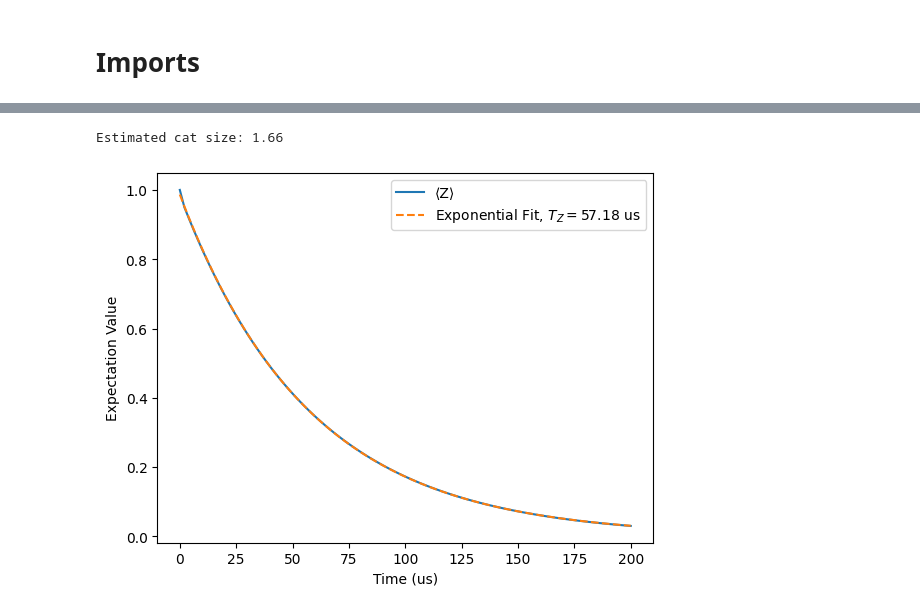
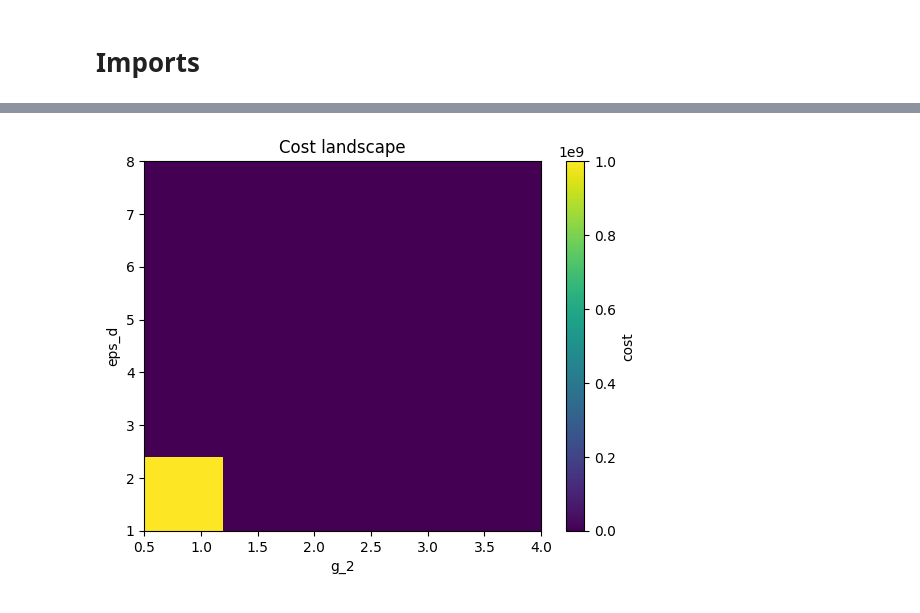
Before and after one commit to AXork99/alice-bob-eth-quantum-hackathon-2026, a Jupyter notebook: challenge_draft1.ipynb, the cells around one changed output, grey strips where cells are left out. Drawn from its saved outputs; the diff is of its cells as text; code cells hidden in the pictures.

```diff
--- a/challenge_draft1.ipynb
+++ b/challenge_draft1.ipynb
@@ -140,20 +189,35 @@ def robust_exp_fit(x, y):
-# %%
-res = measure_lifetime("+z", 200)
-szt = res.expects[1,:].real
-ts = res.tsave
-
-y = szt
-x = ts
-fit = robust_exp_fit(x, y)
-y_fit = fit["y_fit"]
-Tz = fit["popt"][1]
-
-plt.plot(ts, szt, label="⟨Z⟩")
-plt.plot(ts, y_fit, label="Exponential Fit, $T_Z = $" + "{:.2f}".format(Tz) + " us", linestyle="--")
-plt.xlabel("Time (us)")
-plt.ylabel("Expectation Value")
-plt.legend()
-plt.show()
-# %% [output]
-Estimated cat size: 1.66
-[figure, removed]
+# %%
+# tunable params (keeping them real for now)
+eps_d = jnp.linspace(1.0, 8.0, 5)
+g_2 = jnp.linspace(0.5, 4.0, 5)
+
+E, G = jnp.meshgrid(eps_d, g_2, indexing="ij")
+
+# simul_vmap = jax.vmap(
+#     jax.vmap(solve, in_axes=(0, None)),  # sweep eps_d
+#     in_axes=(None, 0)                    # sweep g_2
+# )
+
+C_grid = np.zeros((len(eps_d), len(g_2)))
+for i, ed in enumerate(eps_d):
+    for j, g2 in enumerate(g_2):
+        C_grid[i, j] = solve(ed, g2)
+
+plt.figure()
+plt.imshow(
+    C_grid,
+    origin="lower",
+    aspect="auto",
+    extent=[
+        g_2.min(), g_2.max(),
+        eps_d.min(), eps_d.max()
+    ],
+)
+
+plt.colorbar(label="cost")
+plt.xlabel("g_2")
+plt.ylabel("eps_d")
+plt.title("Cost landscape")
+plt.show()
+# %% [output]
+[figure, added]
```
Also changed, not shown: parts of 9 cells of this notebook, 1 other file.
